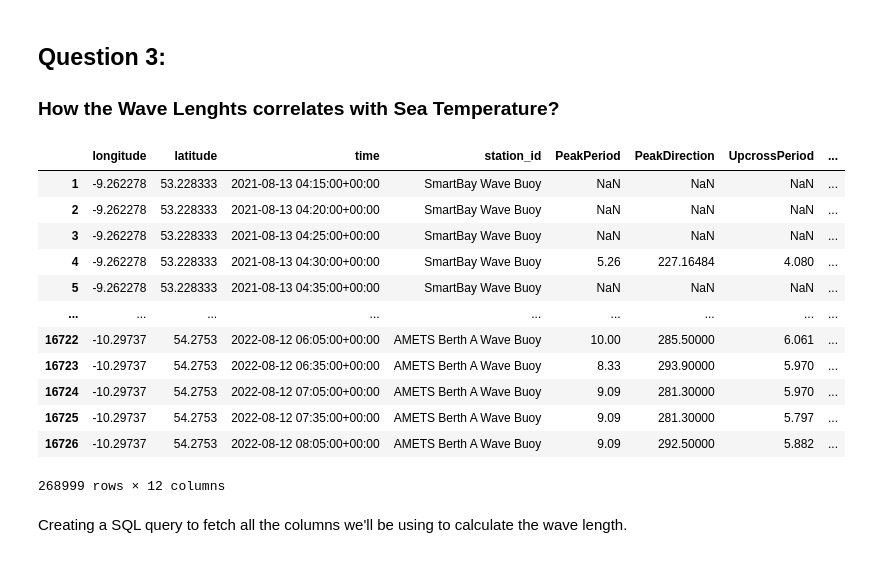
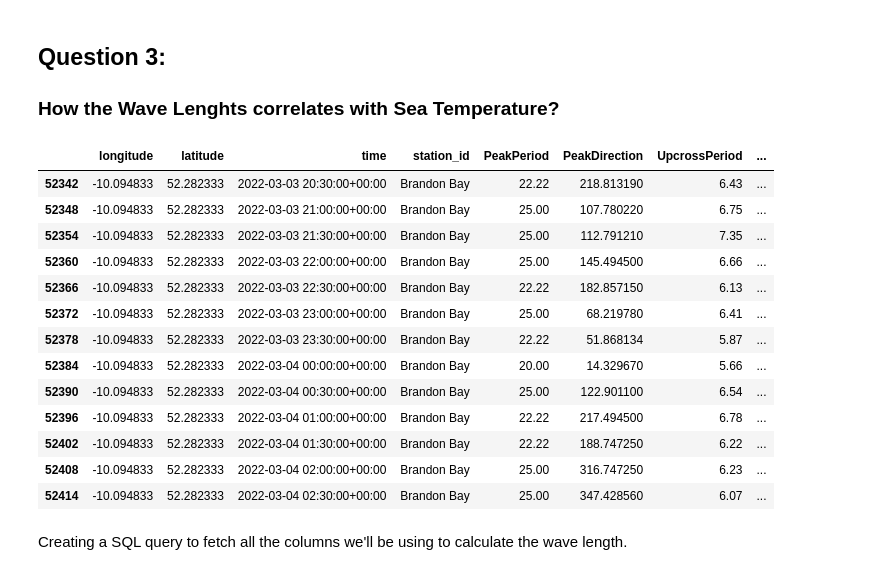
Before and after one commit to eduardobrennand/ddf_tech_case, a Jupyter notebook: questions/ddf_tech_case.ipynb, the cells around one changed output. Drawn from its saved outputs; the diff is of its cells as text; code cells hidden in the pictures.

```diff
--- a/questions/ddf_tech_case.ipynb
+++ b/questions/ddf_tech_case.ipynb
@@ -377,21 +378,22 @@ The biggest water level can be found in December.
 ## Question 3:
 ### How the Wave Lenghts correlates with Sea Temperature?
 # %%
-w_data
+w_data.loc[(w_data['SignificantWaveHeight'] == 0)]
 # %% [output]
 |  | longitude | latitude | time | station_id | PeakPeriod | PeakDirection | UpcrossPeriod | ... |
-| 1 | -9.262278 | 53.228333 | 2021-08-13 04:15:00+00:00 | SmartBay Wave Buoy | NaN | NaN | NaN | ... |
-| 2 | -9.262278 | 53.228333 | 2021-08-13 04:20:00+00:00 | SmartBay Wave Buoy | NaN | NaN | NaN | ... |
-| 3 | -9.262278 | 53.228333 | 2021-08-13 04:25:00+00:00 | SmartBay Wave Buoy | NaN | NaN | NaN | ... |
-| 4 | -9.262278 | 53.228333 | 2021-08-13 04:30:00+00:00 | SmartBay Wave Buoy | 5.26 | 227.16484 | 4.080 | ... |
-| 5 | -9.262278 | 53.228333 | 2021-08-13 04:35:00+00:00 | SmartBay Wave Buoy | NaN | NaN | NaN | ... |
-| ... | ... | ... | ... | ... | ... | ... | ... | ... |
-| 16722 | -10.29737 | 54.2753 | 2022-08-12 06:05:00+00:00 | AMETS Berth A Wave Buoy | 10.00 | 285.50000 | 6.061 | ... |
-| 16723 | -10.29737 | 54.2753 | 2022-08-12 06:35:00+00:00 | AMETS Berth A Wave Buoy | 8.33 | 293.90000 | 5.970 | ... |
-| 16724 | -10.29737 | 54.2753 | 2022-08-12 07:05:00+00:00 | AMETS Berth A Wave Buoy | 9.09 | 281.30000 | 5.970 | ... |
-| 16725 | -10.29737 | 54.2753 | 2022-08-12 07:35:00+00:00 | AMETS Berth A Wave Buoy | 9.09 | 281.30000 | 5.797 | ... |
-| 16726 | -10.29737 | 54.2753 | 2022-08-12 08:05:00+00:00 | AMETS Berth A Wave Buoy | 9.09 | 292.50000 | 5.882 | ... |
+| 52342 | -10.094833 | 52.282333 | 2022-03-03 20:30:00+00:00 | Brandon Bay | 22.22 | 218.813190 | 6.43 | ... |
+| 52348 | -10.094833 | 52.282333 | 2022-03-03 21:00:00+00:00 | Brandon Bay | 25.00 | 107.780220 | 6.75 | ... |
+| 52354 | -10.094833 | 52.282333 | 2022-03-03 21:30:00+00:00 | Brandon Bay | 25.00 | 112.791210 | 7.35 | ... |
+| 52360 | -10.094833 | 52.282333 | 2022-03-03 22:00:00+00:00 | Brandon Bay | 25.00 | 145.494500 | 6.66 | ... |
+| 52366 | -10.094833 | 52.282333 | 2022-03-03 22:30:00+00:00 | Brandon Bay | 22.22 | 182.857150 | 6.13 | ... |
+| 52372 | -10.094833 | 52.282333 | 2022-03-03 23:00:00+00:00 | Brandon Bay | 25.00 | 68.219780 | 6.41 | ... |
+| 52378 | -10.094833 | 52.282333 | 2022-03-03 23:30:00+00:00 | Brandon Bay | 22.22 | 51.868134 | 5.87 | ... |
+| 52384 | -10.094833 | 52.282333 | 2022-03-04 00:00:00+00:00 | Brandon Bay | 20.00 | 14.329670 | 5.66 | ... |
+| 52390 | -10.094833 | 52.282333 | 2022-03-04 00:30:00+00:00 | Brandon Bay | 25.00 | 122.901100 | 6.54 | ... |
+| 52396 | -10.094833 | 52.282333 | 2022-03-04 01:00:00+00:00 | Brandon Bay | 22.22 | 217.494500 | 6.78 | ... |
+| 52402 | -10.094833 | 52.282333 | 2022-03-04 01:30:00+00:00 | Brandon Bay | 22.22 | 188.747250 | 6.22 | ... |
+| 52408 | -10.094833 | 52.282333 | 2022-03-04 02:00:00+00:00 | Brandon Bay | 25.00 | 316.747250 | 6.23 | ... |
+| 52414 | -10.094833 | 52.282333 | 2022-03-04 02:30:00+00:00 | Brandon Bay | 25.00 | 347.428560 | 6.07 | ... |
-268999 rows × 12 columns
 # %% [markdown]
 Creating a SQL query to fetch all the columns we'll be using to calculate the wave length.
 # %%
```
Also changed, not shown: parts of 22 cells of this notebook, 5 other files.
